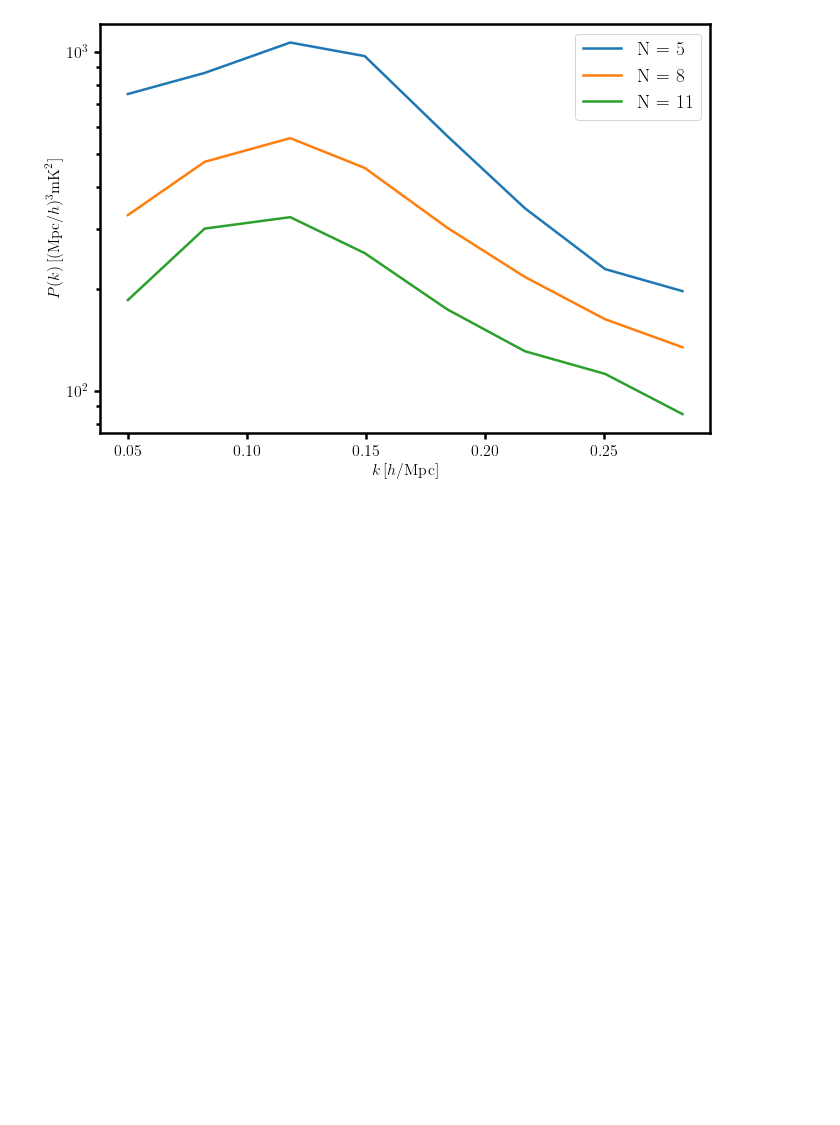
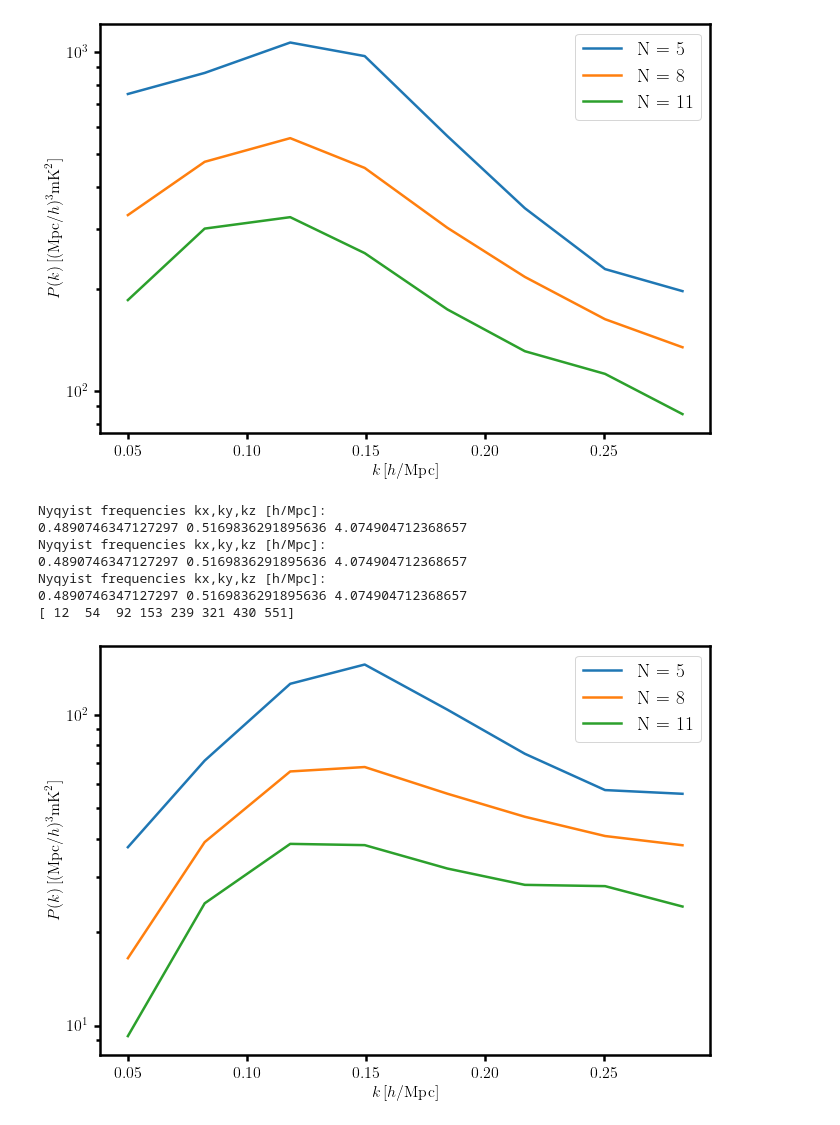
Before and after one commit to graciemcgill/ForegroundCleaningWithPCA, a Jupyter notebook: PCA_FOR_MEERKAT_DATA.ipynb, the cells around one changed output. Cells and saved outputs as stored; diff of their text form; code cells hidden in the pictures; blank space fills up the shorter version.

```diff
--- a/PCA_FOR_MEERKAT_DATA.ipynb
+++ b/PCA_FOR_MEERKAT_DATA.ipynb
@@ -246,7 +246,7 @@ ax1 = fig.add_subplot(gs[:, 0])
 
 clrs = np.linspace(0.1, 0.9, len(Nlist))
 
-#cmap1 = plt.get_cmap("plasma", len(Nlist)+1)
+cmap1 = plt.get_cmap("plasma", len(Nlist)+1)
 #norm= matplotlib.colors.BoundaryNorm(np.arange(0,len(Nlist)+1)-0.5, len(Nlist))
 #sm1 = plt.cm.ScalarMappable(cmap=cmap1, norm=norm)
 #sm1.set_array([])
@@ -403,3 +404,38 @@ Nyqyist frequencies kx,ky,kz [h/Mpc]:
 0.4890746347127297 0.5169836291895636 4.074904712368657
 [ 12  54  92 153 239 321 430 551]
 [figure]
+# %%
+Nlist = [5,8,11]
+
+fig = plt.figure(figsize=(12, 7))
+gs = fig.add_gridspec(3, 2, width_ratios=[1, 0.03], height_ratios=[1, 0.1, 1])
+ax = fig.add_subplot(gs[:, 0])
+
+for nn,i in zip(Nlist,range(len(Nlist))):
+    N_chosen = nn
+
+    A_tmp    = np.copy(AA[:,:N_chosen])   #np.copy(A_pca[:,:N_chosen])
+
+    fg_tmp = PCA.fg_est(dTsky,N_chosen)
+    res_tmp = PCA.clean(Tsky_shaped,fg_tmp)
+    res_tmp = PCA.shaping(res_tmp)*1e3
+    #res_tmp  = (BSS.residuals(A_tmp,Tsky))*1e3
+    k,pk_HI,dumb0,dumb1,dumb2,nmodes = pk_scripts.pk_quickfunc(res_tmp,*arg)
+    del A_tmp,dumb0,dumb1,dumb2
+    ax.plot(k,k*pk_HI,label='N = '+str(nn))   #i took out the k**2 here
+    del k,pk_HI
+
+print(nmodes)
+
+ax.set(yscale='log',xlabel=r'$k\,[h/{\rm Mpc}]$',ylabel=r'$ P(k)\,[({\rm Mpc}/h)^3{\rm mK}^2]$');
+ax.legend();
+#fig.savefig('plots/meerkat-pk.png')
+# %% [output]
+Nyqyist frequencies kx,ky,kz [h/Mpc]:
+0.4890746347127297 0.5169836291895636 4.074904712368657
+Nyqyist frequencies kx,ky,kz [h/Mpc]:
+0.4890746347127297 0.5169836291895636 4.074904712368657
+Nyqyist frequencies kx,ky,kz [h/Mpc]:
+0.4890746347127297 0.5169836291895636 4.074904712368657
+[ 12  54  92 153 239 321 430 551]
+[figure, added]
```
Also changed, not shown: parts of 3 cells of this notebook.
